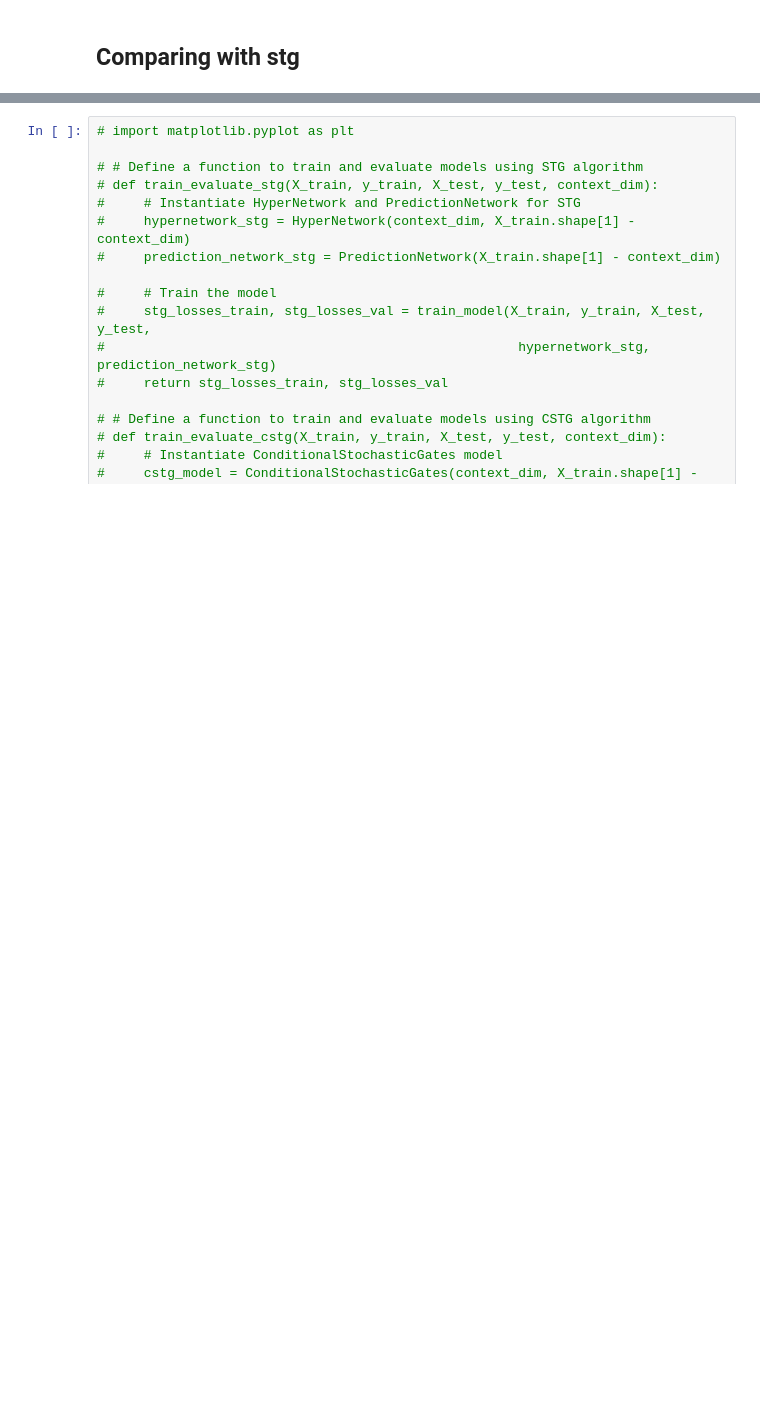
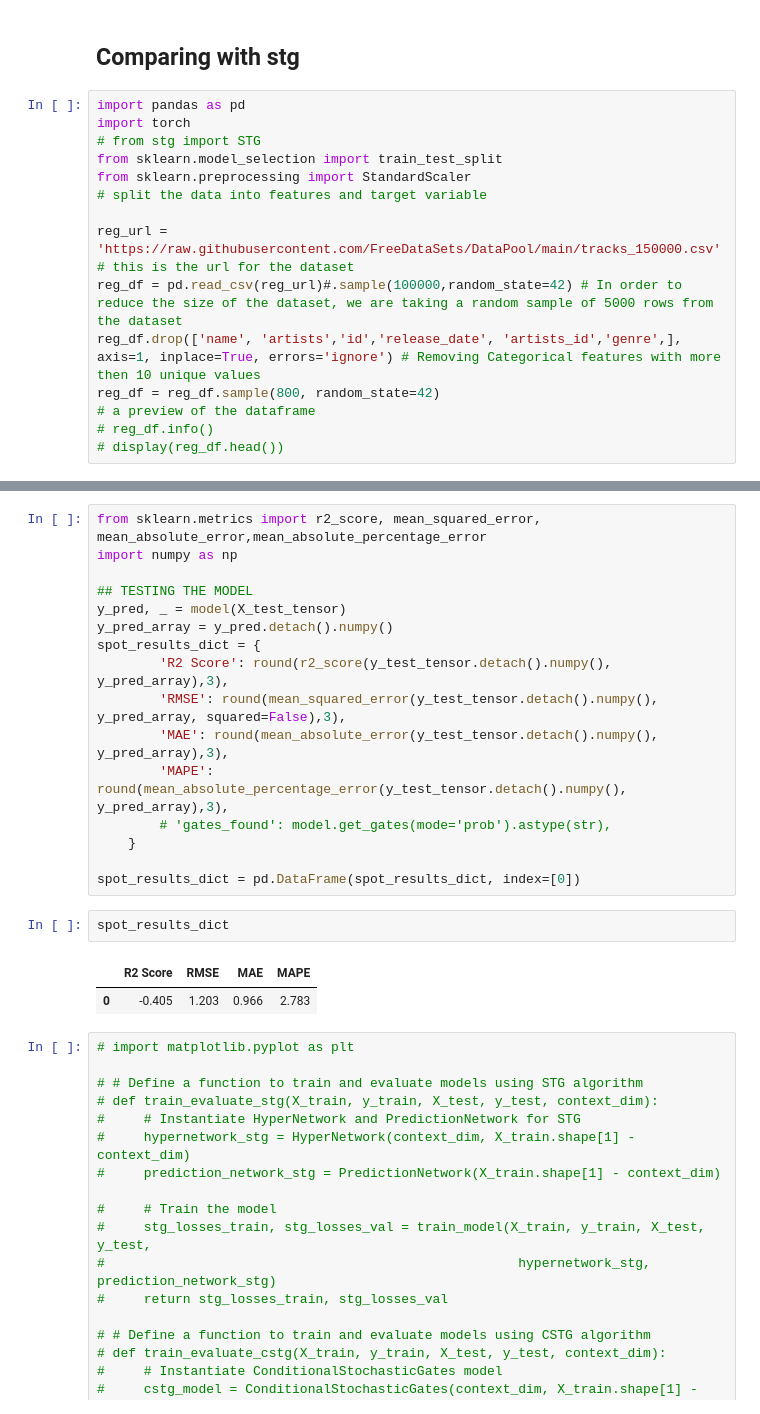
Before and after one commit to yonatanwies/GeometryOfInformation, a Jupyter notebook: Milestone3/Contextual_Stochastic_Gates_for_Feature_Selection_V2.ipynb, the cells around one changed output, grey strips where cells are left out. Cells and saved outputs as stored; diff of their text form; blank space fills up the shorter version.

```diff
--- a/Milestone3/Contextual_Stochastic_Gates_for_Feature_Selection_V2.ipynb
+++ b/Milestone3/Contextual_Stochastic_Gates_for_Feature_Selection_V2.ipynb
@@ -299,2 +281,17 @@ Val: Loss: 140.75927734375, Val MSE: 1.3449935913085938, Val RMSE: 1.15973854064
 # %% [markdown]
 ## Comparing with stg
+# %%
+import pandas as pd
+import torch
+# from stg import STG
+from sklearn.model_selection import train_test_split
+from sklearn.preprocessing import StandardScaler
+# split the data into features and target variable
+
+reg_url = 'https://raw.githubusercontent.com/FreeDataSets/DataPool/main/tracks_150000.csv' # this is the url for the dataset
+reg_df = pd.read_csv(reg_url)#.sample(100000,random_state=42) # In order to reduce the size of the dataset, we are taking a random sample of 5000 rows from the dataset
+reg_df.drop(['name', 'artists','id','release_date', 'artists_id','genre',], axis=1, inplace=True, errors='ignore') # Removing Categorical features with more then 10 unique values
+reg_df = reg_df.sample(800, random_state=42)
+# a preview of the dataframe
+# reg_df.info()
+# display(reg_df.head())
@@ -301,3 +379,24 @@ Val: Loss: 140.75927734375, Val MSE: 1.3449935913085938, Val RMSE: 1.15973854064
+# %%
+from sklearn.metrics import r2_score, mean_squared_error, mean_absolute_error,mean_absolute_percentage_error
+import numpy as np
+
+## TESTING THE MODEL
+y_pred, _ = model(X_test_tensor)
+y_pred_array = y_pred.detach().numpy()
+spot_results_dict = {
+        'R2 Score': round(r2_score(y_test_tensor.detach().numpy(), y_pred_array),3),
+        'RMSE': round(mean_squared_error(y_test_tensor.detach().numpy(), y_pred_array, squared=False),3),
+        'MAE': round(mean_absolute_error(y_test_tensor.detach().numpy(), y_pred_array),3),
+        'MAPE': round(mean_absolute_percentage_error(y_test_tensor.detach().numpy(), y_pred_array),3),
+        # 'gates_found': model.get_gates(mode='prob').astype(str),
+    }
+
+spot_results_dict = pd.DataFrame(spot_results_dict, index=[0])
+# %%
+spot_results_dict
+# %% [output]
+|  | R2 Score | RMSE | MAE | MAPE |
+| 0 | -0.405 | 1.203 | 0.966 | 2.783 |
 # %%
 # import matplotlib.pyplot as plt
 
```
Also changed, not shown: parts of 5 cells of this notebook.
